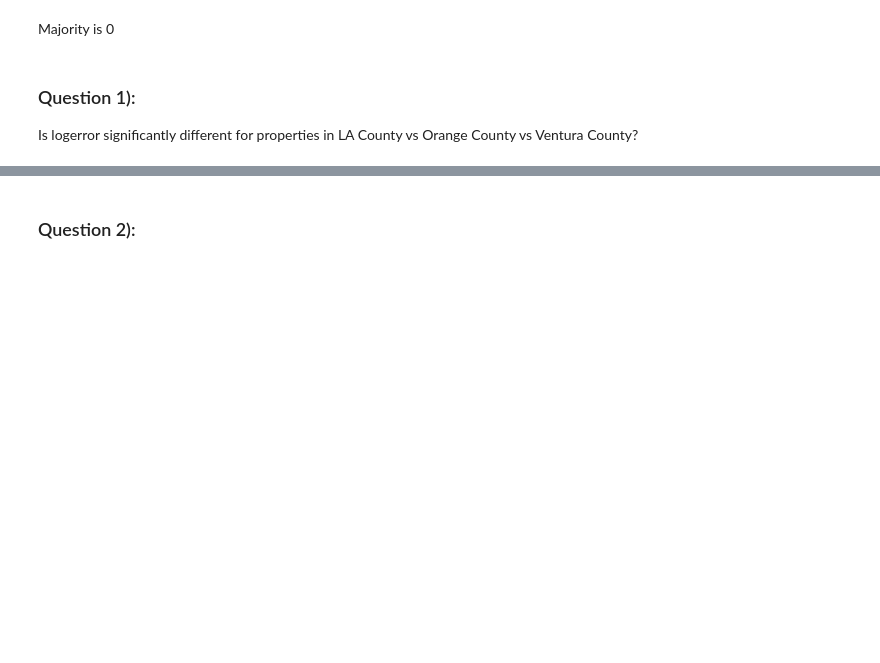
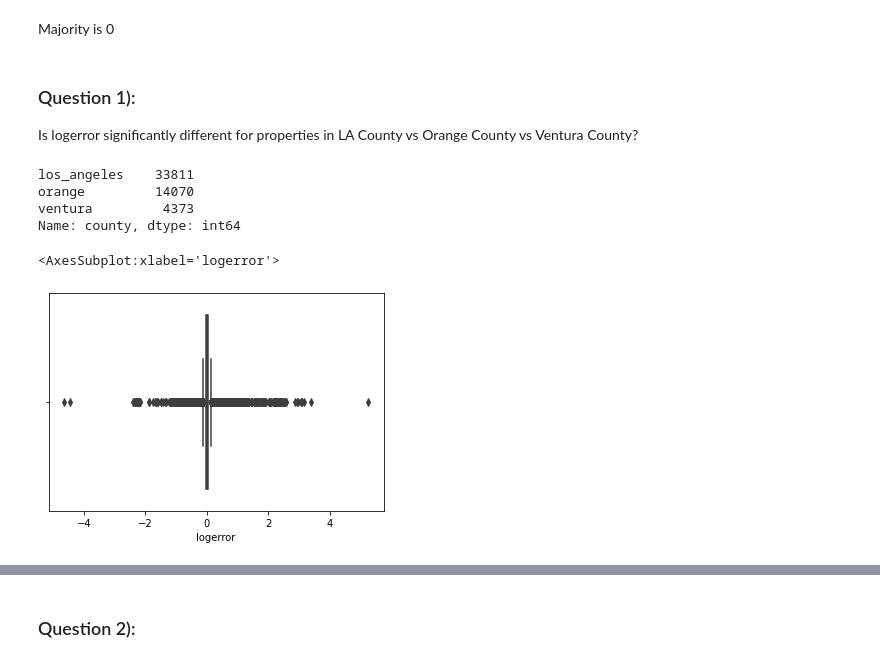
Before and after one commit to paigerackley/clustering-exercises, a Jupyter notebook: explore_zillow.ipynb, the cells around one changed output, grey strips where cells are left out. Saved outputs shown, nothing was run; the diff lists cells and outputs as text; code cells hidden in the pictures; blank space fills up the shorter version.

Commit message:
Added mapping function, still exploring

```diff
--- a/explore_zillow.ipynb
+++ b/explore_zillow.ipynb
@@ -78,3 +78,19 @@ Majority is 0
 ### Question 1):
 
 Is logerror significantly different for properties in LA County vs Orange County vs Ventura County?
+# %%
+# bring in mapping function
+df = wrangle_zillow.map_counties(df)
+
+
+df.county.value_counts()
+# %% [output]
+los_angeles    33811
+orange         14070
+ventura         4373
+Name: county, dtype: int64
+# %%
+sns.boxplot(data =df, x = 'logerror')
+# %% [output]
+<AxesSubplot:xlabel='logerror'>
+[figure, added]
```
Also changed, not shown: parts of 4 cells of this notebook, 1 other file.
